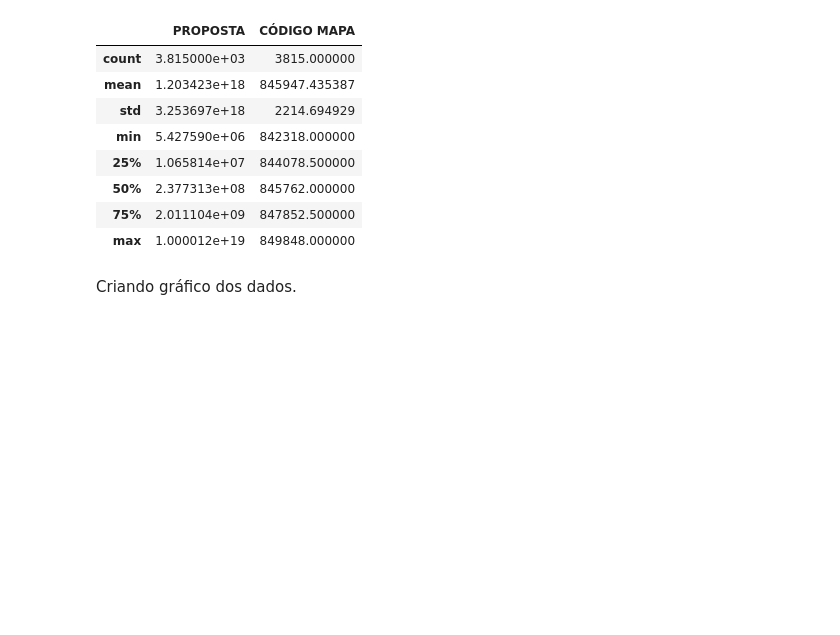
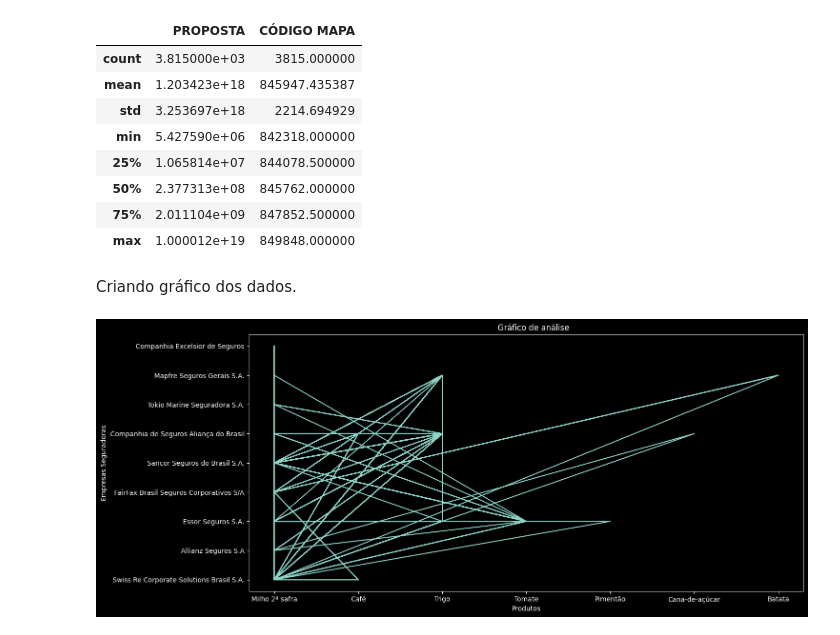
Before and after one commit to Hendrow14/Dados_Agro.Neg-cios, a Jupyter notebook: Base_de_dados.ipynb, the cells around one changed output. Saved outputs shown, nothing was run; the diff lists cells and outputs as text; code cells hidden in the pictures; blank space fills up the shorter version.

Commit message:
Adicinando novo gráfico, utilizando a biblioteca matplotlib.pyplot.

```diff
--- a/Base_de_dados.ipynb
+++ b/Base_de_dados.ipynb
@@ -62,3 +62,12 @@ display(dados_df.describe())
 Criando gráfico dos dados.
 # %%
 px.line(dados_df, x='ATIVIDADE', y='NOME', color='SEGURADORA')
+# %%
+plt.figure(figsize=(15,7))
+plt.plot(dados_df['ATIVIDADE'], dados_df['SEGURADORA'])
+plt.ylabel('Empresas Seguradoras')
+plt.xlabel('Produtos')
+plt.title('Gráfico de análise')
+plt.show()
+# %% [output]
+[figure, added]
```
